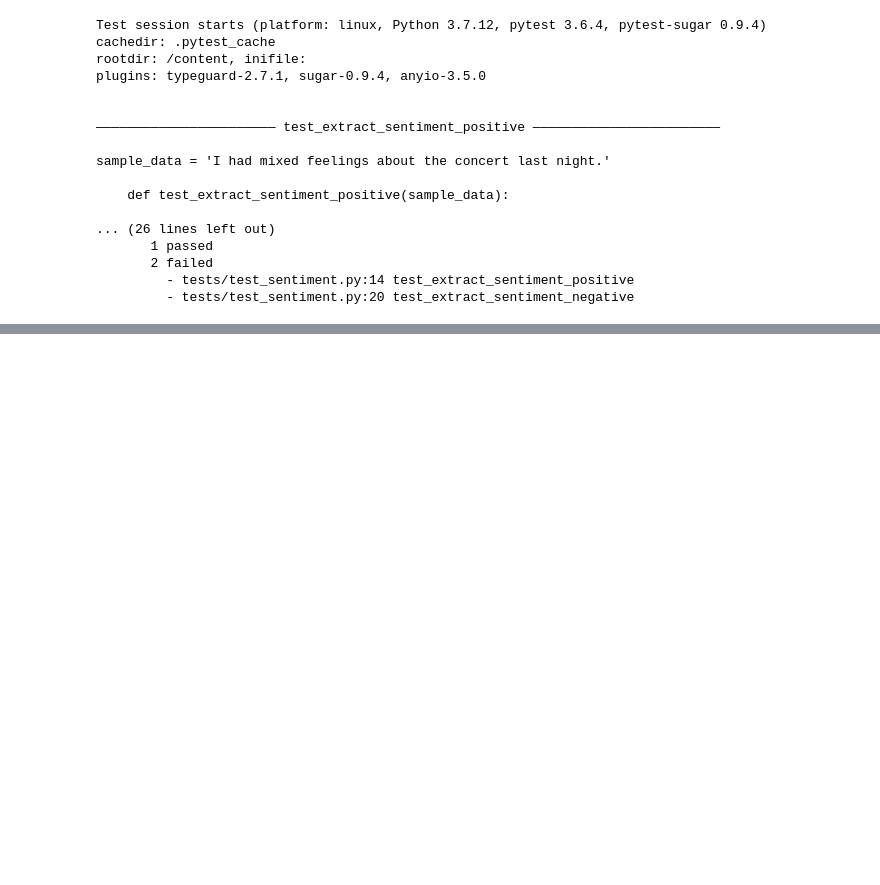
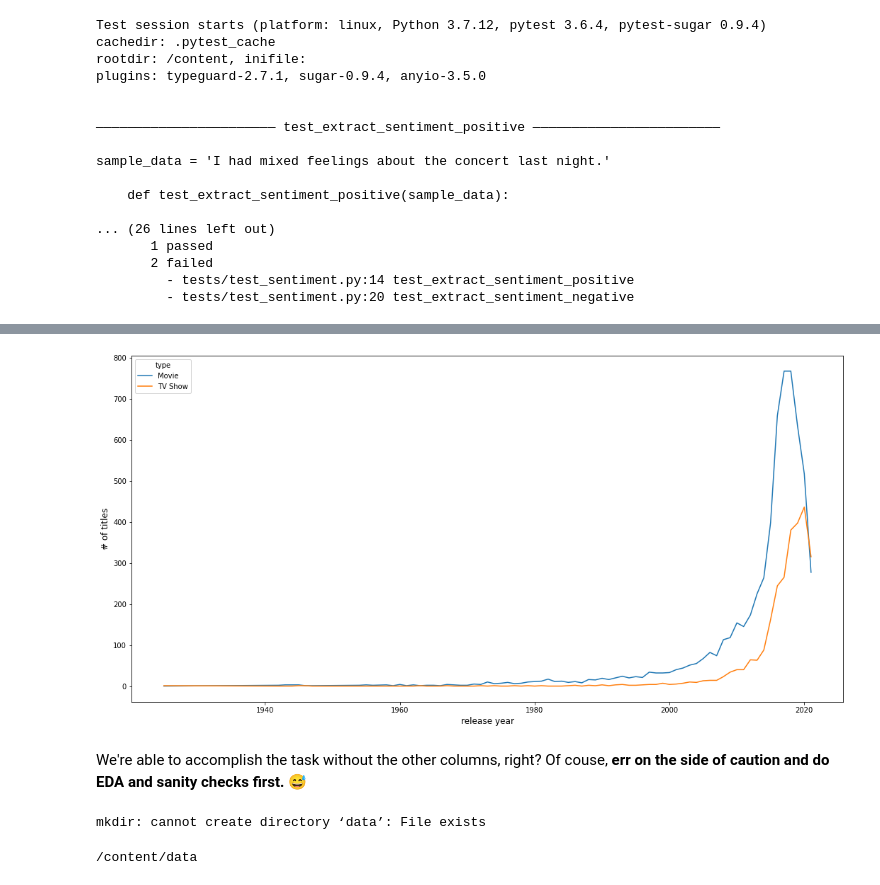
Before and after one commit to jpacilo/PythonWorkshop, a Jupyter notebook: Lecture.ipynb, the cells around one changed output, grey strips where cells are left out. Cells and saved outputs as stored; diff of their text form; code cells hidden in the pictures; blank space fills up the shorter version.

```diff
--- a/Lecture.ipynb
+++ b/Lecture.ipynb
@@ -617,0 +894,3 @@ It is better to solve one problem five different ways, than to solve five proble
+# %%
+# https://www.kaggle.com/shivamb/netflix-shows
+FILEPATH_NETFLIX_TITLES = "data/netflix_titles.csv"
@@ -617,0 +947,4 @@ It is better to solve one problem five different ways, than to solve five proble
+# %%
+cols = ["show_id", "type", "release_year"]
+df_netflix = pd.read_csv(FILEPATH_NETFLIX_TITLES, usecols=cols)
+df_netflix.info(verbose=False, memory_usage="deep")
@@ -617,0 +963,3 @@ It is better to solve one problem five different ways, than to solve five proble
+# %%
+netflix_titles_over_the_yrs = df_netflix.groupby(["release_year", "type"])["show_id"].nunique().reset_index(drop=False)
+netflix_titles_over_the_yrs.head()
@@ -617,0 +975,18 @@ It is better to solve one problem five different ways, than to solve five proble
+# %%
+fig, ax = plt.subplots(figsize=(18, 9))
+
+sns.lineplot(data=netflix_titles_over_the_yrs, x="release_year", y="show_id", hue="type", ax=ax)
+plt.ylabel("# of titles", fontsize=12)
+plt.xlabel("release year", fontsize=12);
+# %% [output]
+[figure, added]
+# %% [markdown]
+We're able to accomplish the task without the other columns, right? Of couse, **err on the side of caution and do EDA and sanity checks first.** 😅
+# %%
+mkdir data
+# %% [output]
+mkdir: cannot create directory ‘data’: File exists
+# %%
+cd data
+# %% [output]
+/content/data
```
Also changed, not shown: parts of 104 cells of this notebook.
